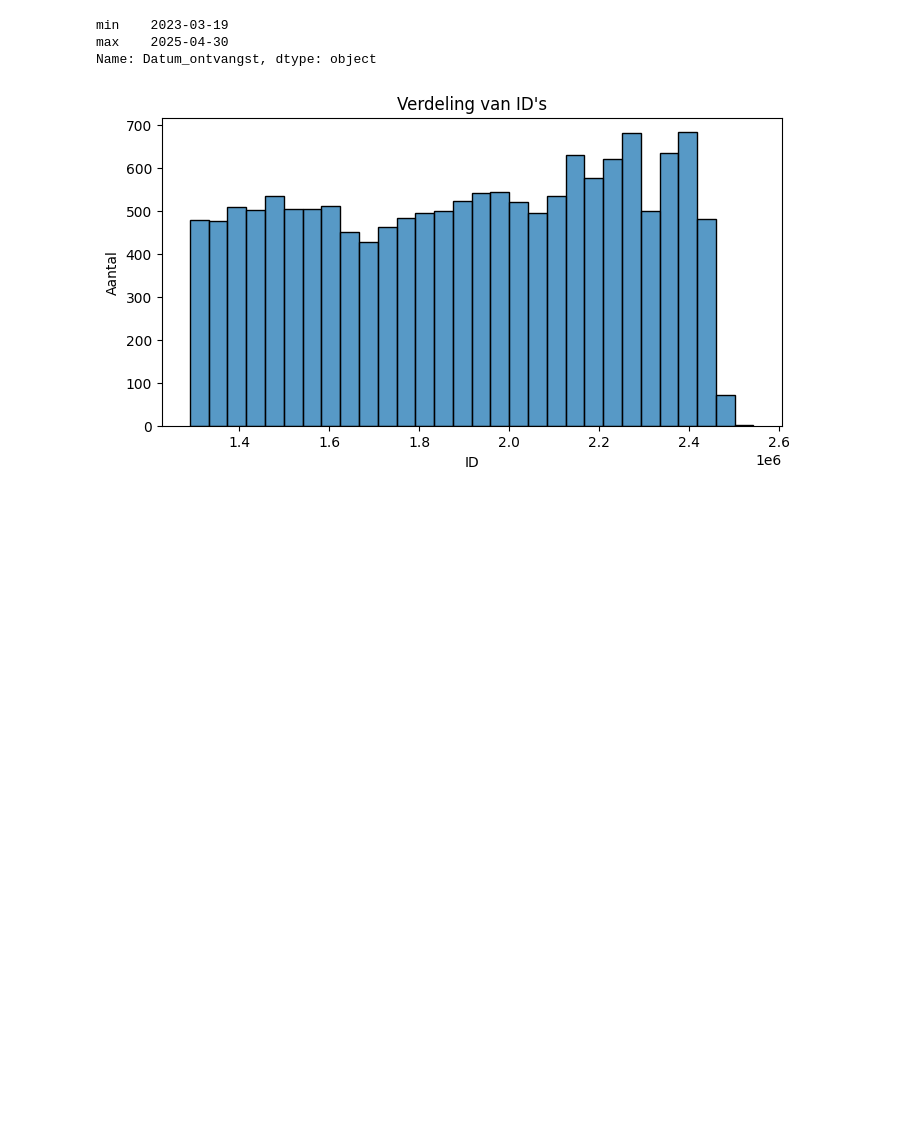
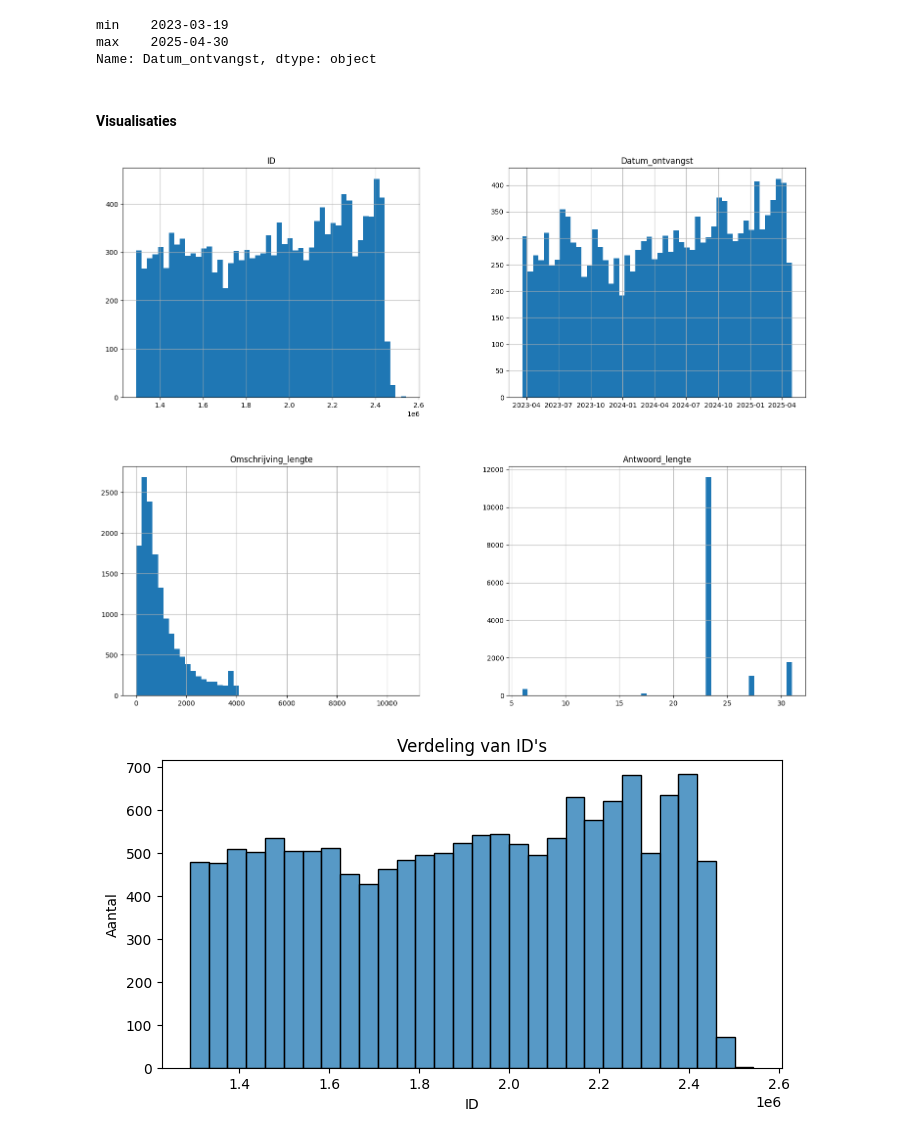
Before and after one commit to AmissaAbbes/Dataproject1, a Jupyter notebook: klachten.ipynb, the cells around one changed output. Drawn from its saved outputs; the diff is of its cells as text; code cells hidden in the pictures; blank space fills up the shorter version.

```diff
--- a/klachten.ipynb
+++ b/klachten.ipynb
@@ -90,4 +103,11 @@ klacht['Datum_ontvangst'].agg(['min', 'max'])
 min    2023-03-19
 max    2025-04-30
 Name: Datum_ontvangst, dtype: object
+# %% [markdown]
+#### Visualisaties
+# %%
+klacht.hist(bins=50, figsize=(18, 14))
+plt.show()
+# %% [output]
+[figure, added]
 # %%
```
Also changed, not shown: parts of 8 cells of this notebook, 4 other files.
